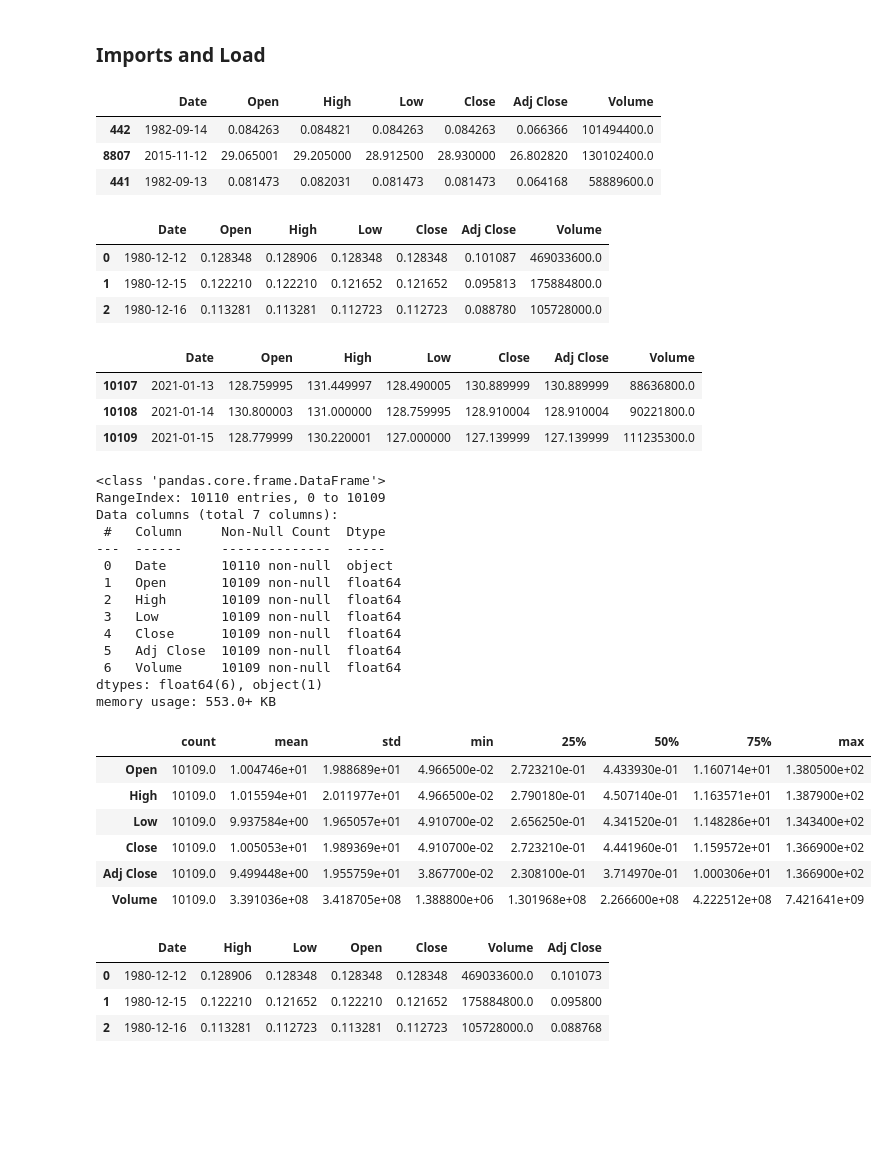
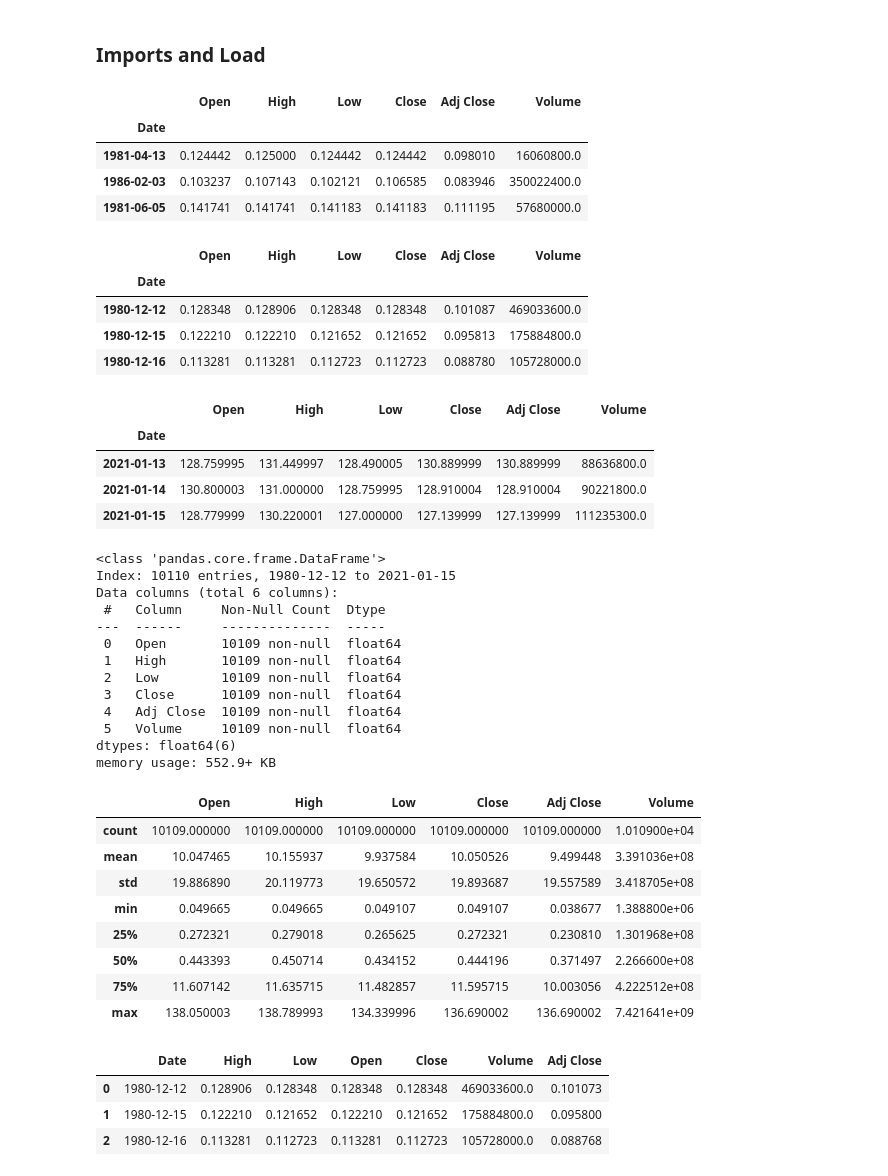
Before and after one commit to yuchild/tech_stocks_with_pandas, a Jupyter notebook: eda.ipynb, the cells around one changed output. Drawn from its saved outputs; the diff is of its cells as text; code cells hidden in the pictures; blank space fills up the shorter version.

```diff
--- a/eda.ipynb
+++ b/eda.ipynb
@@ -22,55 +22,59 @@ import matplotlib.pyplot as plt
 plt.style.use('fivethirtyeight')
 
 # Method 1: Download csv from https://finance.yahoo.com/quote/AAPL/history?p=AAPL
-aapl_sheet = pd.read_csv('./data/AAPL.csv')
+aapl_sheet = pd.read_csv('./data/AAPL.csv').set_index('Date')
 # %%
 aapl_sheet.sample(3)
 # %% [output]
-|  | Date | Open | High | Low | Close | Adj Close | Volume |
-| 442 | 1982-09-14 | 0.084263 | 0.084821 | 0.084263 | 0.084263 | 0.066366 | 101494400.0 |
-| 8807 | 2015-11-12 | 29.065001 | 29.205000 | 28.912500 | 28.930000 | 26.802820 | 130102400.0 |
-| 441 | 1982-09-13 | 0.081473 | 0.082031 | 0.081473 | 0.081473 | 0.064168 | 58889600.0 |
+|  | Open | High | Low | Close | Adj Close | Volume |
+| Date |  |  |  |  |  |  |
+| 1981-04-13 | 0.124442 | 0.125000 | 0.124442 | 0.124442 | 0.098010 | 16060800.0 |
+| 1986-02-03 | 0.103237 | 0.107143 | 0.102121 | 0.106585 | 0.083946 | 350022400.0 |
+| 1981-06-05 | 0.141741 | 0.141741 | 0.141183 | 0.141183 | 0.111195 | 57680000.0 |
 # %%
 aapl_sheet.head(3)
 # %% [output]
-|  | Date | Open | High | Low | Close | Adj Close | Volume |
-| 0 | 1980-12-12 | 0.128348 | 0.128906 | 0.128348 | 0.128348 | 0.101087 | 469033600.0 |
-| 1 | 1980-12-15 | 0.122210 | 0.122210 | 0.121652 | 0.121652 | 0.095813 | 175884800.0 |
-| 2 | 1980-12-16 | 0.113281 | 0.113281 | 0.112723 | 0.112723 | 0.088780 | 105728000.0 |
+|  | Open | High | Low | Close | Adj Close | Volume |
+| Date |  |  |  |  |  |  |
+| 1980-12-12 | 0.128348 | 0.128906 | 0.128348 | 0.128348 | 0.101087 | 469033600.0 |
+| 1980-12-15 | 0.122210 | 0.122210 | 0.121652 | 0.121652 | 0.095813 | 175884800.0 |
+| 1980-12-16 | 0.113281 | 0.113281 | 0.112723 | 0.112723 | 0.088780 | 105728000.0 |
 # %%
 aapl_sheet.tail(3)
 # %% [output]
-|  | Date | Open | High | Low | Close | Adj Close | Volume |
-| 10107 | 2021-01-13 | 128.759995 | 131.449997 | 128.490005 | 130.889999 | 130.889999 | 88636800.0 |
-| 10108 | 2021-01-14 | 130.800003 | 131.000000 | 128.759995 | 128.910004 | 128.910004 | 90221800.0 |
-| 10109 | 2021-01-15 | 128.779999 | 130.220001 | 127.000000 | 127.139999 | 127.139999 | 111235300.0 |
+|  | Open | High | Low | Close | Adj Close | Volume |
+| Date |  |  |  |  |  |  |
+| 2021-01-13 | 128.759995 | 131.449997 | 128.490005 | 130.889999 | 130.889999 | 88636800.0 |
+| 2021-01-14 | 130.800003 | 131.000000 | 128.759995 | 128.910004 | 128.910004 | 90221800.0 |
+| 2021-01-15 | 128.779999 | 130.220001 | 127.000000 | 127.139999 | 127.139999 | 111235300.0 |
 # %%
 aapl_sheet.info()
 # %% [output]
 <class 'pandas.core.frame.DataFrame'>
-RangeIndex: 10110 entries, 0 to 10109
-Data columns (total 7 columns):
+Index: 10110 entries, 1980-12-12 to 2021-01-15
+Data columns (total 6 columns):
  #   Column     Non-Null Count  Dtype
 ---  ------     --------------  -----
- 0   Date       10110 non-null  object
- 1   Open       10109 non-null  float64
- 2   High       10109 non-null  float64
- 3   Low        10109 non-null  float64
- 4   Close      10109 non-null  float64
- 5   Adj Close  10109 non-null  float64
- 6   Volume     10109 non-null  float64
-dtypes: float64(6), object(1)
-memory usage: 553.0+ KB
+ 0   Open       10109 non-null  float64
+ 1   High       10109 non-null  float64
+ 2   Low        10109 non-null  float64
+ 3   Close      10109 non-null  float64
+ 4   Adj Close  10109 non-null  float64
+ 5   Volume     10109 non-null  float64
+dtypes: float64(6)
+memory usage: 552.9+ KB
 # %%
-aapl_sheet.describe().T
+aapl_sheet.describe()
 # %% [output]
-|  | count | mean | std | min | 25% | 50% | 75% | max |
-| Open | 10109.0 | 1.004746e+01 | 1.988689e+01 | 4.966500e-02 | 2.723210e-01 | 4.433930e-01 | 1.160714e+01 | 1.380500e+02 |
-| High | 10109.0 | 1.015594e+01 | 2.011977e+01 | 4.966500e-02 | 2.790180e-01 | 4.507140e-01 | 1.163571e+01 | 1.387900e+02 |
-| Low | 10109.0 | 9.937584e+00 | 1.965057e+01 | 4.910700e-02 | 2.656250e-01 | 4.341520e-01 | 1.148286e+01 | 1.343400e+02 |
-| Close | 10109.0 | 1.005053e+01 | 1.989369e+01 | 4.910700e-02 | 2.723210e-01 | 4.441960e-01 | 1.159572e+01 | 1.366900e+02 |
-| Adj Close | 10109.0 | 9.499448e+00 | 1.955759e+01 | 3.867700e-02 | 2.308100e-01 | 3.714970e-01 | 1.000306e+01 | 1.366900e+02 |
-| Volume | 10109.0 | 3.391036e+08 | 3.418705e+08 | 1.388800e+06 | 1.301968e+08 | 2.266600e+08 | 4.222512e+08 | 7.421641e+09 |
+|  | Open | High | Low | Close | Adj Close | Volume |
+| count | 10109.000000 | 10109.000000 | 10109.000000 | 10109.000000 | 10109.000000 | 1.010900e+04 |
+| mean | 10.047465 | 10.155937 | 9.937584 | 10.050526 | 9.499448 | 3.391036e+08 |
+| std | 19.886890 | 20.119773 | 19.650572 | 19.893687 | 19.557589 | 3.418705e+08 |
+| min | 0.049665 | 0.049665 | 0.049107 | 0.049107 | 0.038677 | 1.388800e+06 |
+| 25% | 0.272321 | 0.279018 | 0.265625 | 0.272321 | 0.230810 | 1.301968e+08 |
+| 50% | 0.443393 | 0.450714 | 0.434152 | 0.444196 | 0.371497 | 2.266600e+08 |
+| 75% | 11.607142 | 11.635715 | 11.482857 | 11.595715 | 10.003056 | 4.222512e+08 |
+| max | 138.050003 | 138.789993 | 134.339996 | 136.690002 | 136.690002 | 7.421641e+09 |
 # %%
 # Method 2: Use pandas_datareader, pip3 install pandas-datareader from terminal
 import pandas_datareader.data as web
```
Also changed, not shown: parts of 16 cells of this notebook.
